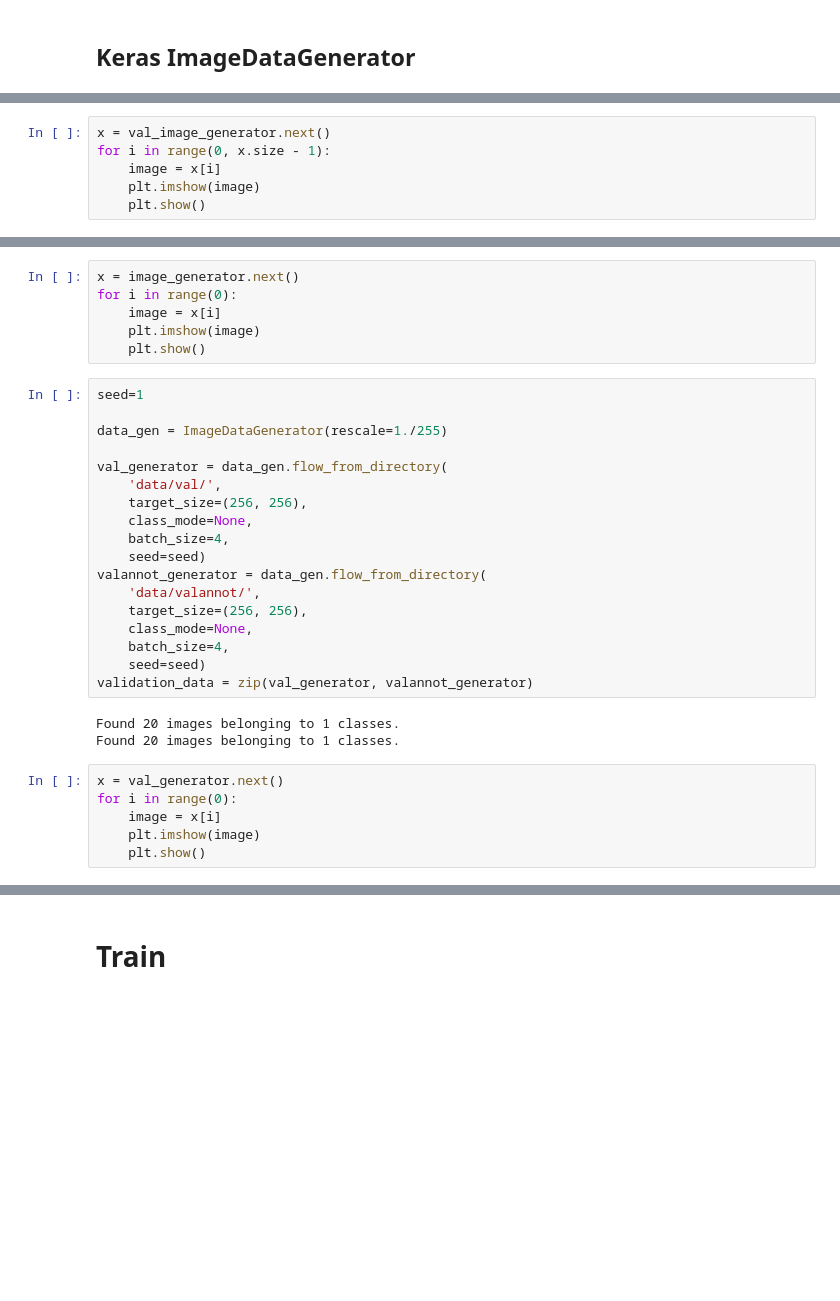
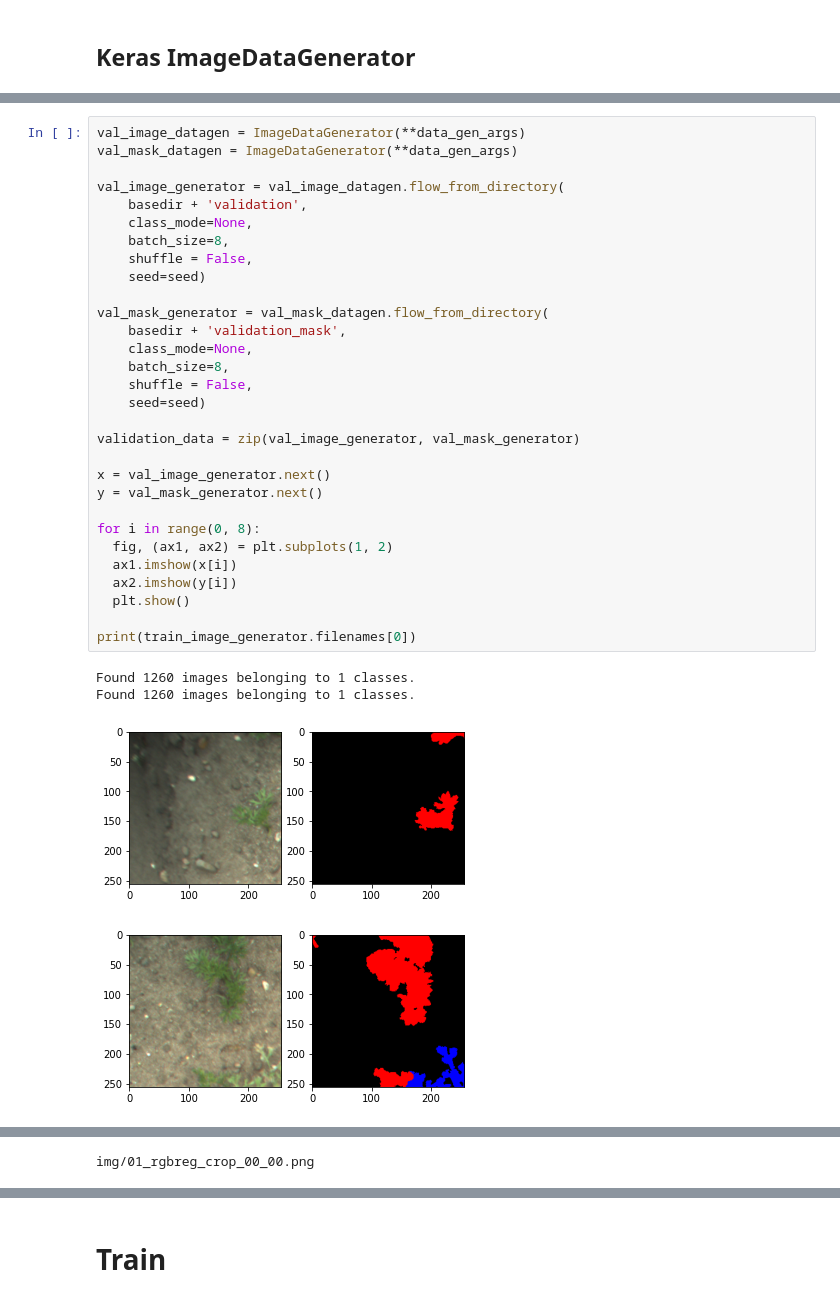
Before and after one commit to yildizozan/precision-agriculture-computer-vision, a Jupyter notebook: Segnet.ipynb, the cells around one changed output, grey strips where cells are left out. Saved outputs shown, nothing was run; the diff lists cells and outputs as text; blank space fills up the shorter version.

```diff
--- a/Segnet.ipynb
+++ b/Segnet.ipynb
@@ -675,6 +138,0 @@ Found 189 images belonging to 1 classes.
-# %%
-x = val_image_generator.next()
-for i in range(0, x.size - 1):
-    image = x[i]
-    plt.imshow(image)
-    plt.show()
@@ -754,33 +139,35 @@ Found 16 images belonging to 1 classes.
-# %%
-x = image_generator.next()
-for i in range(0):
-    image = x[i]
-    plt.imshow(image)
-    plt.show()
-# %%
-seed=1
-
-data_gen = ImageDataGenerator(rescale=1./255)
-
-val_generator = data_gen.flow_from_directory(
-    'data/val/',
-    target_size=(256, 256),
-    class_mode=None,
-    batch_size=4,
-    seed=seed)
-valannot_generator = data_gen.flow_from_directory(
-    'data/valannot/',
-    target_size=(256, 256),
-    class_mode=None,
-    batch_size=4,
-    seed=seed)
-validation_data = zip(val_generator, valannot_generator)
-# %% [output]
-Found 20 images belonging to 1 classes.
-Found 20 images belonging to 1 classes.
-# %%
-x = val_generator.next()
-for i in range(0):
-    image = x[i]
-    plt.imshow(image)
-    plt.show()
+# %%
+val_image_datagen = ImageDataGenerator(**data_gen_args)
+val_mask_datagen = ImageDataGenerator(**data_gen_args)
+
+val_image_generator = val_image_datagen.flow_from_directory(
+    basedir + 'validation',
+    class_mode=None,
+    batch_size=8,
+    shuffle = False,
+    seed=seed)
+
+val_mask_generator = val_mask_datagen.flow_from_directory(
+    basedir + 'validation_mask',
+    class_mode=None,
+    batch_size=8,
+    shuffle = False,
+    seed=seed)
+
+validation_data = zip(val_image_generator, val_mask_generator)
+
+x = val_image_generator.next()
+y = val_mask_generator.next()
+
+for i in range(0, 8):
+  fig, (ax1, ax2) = plt.subplots(1, 2)
+  ax1.imshow(x[i])
+  ax2.imshow(y[i])
+  plt.show()
+
+print(train_image_generator.filenames[0])
+# %% [output]
+Found 1260 images belonging to 1 classes.
+Found 1260 images belonging to 1 classes.
+[figure, added]
+[figure, added]
@@ -786,0 +180 @@ for i in range(0):
+img/01_rgbreg_crop_00_00.png
```
Also changed, not shown: parts of 49 cells of this notebook.
